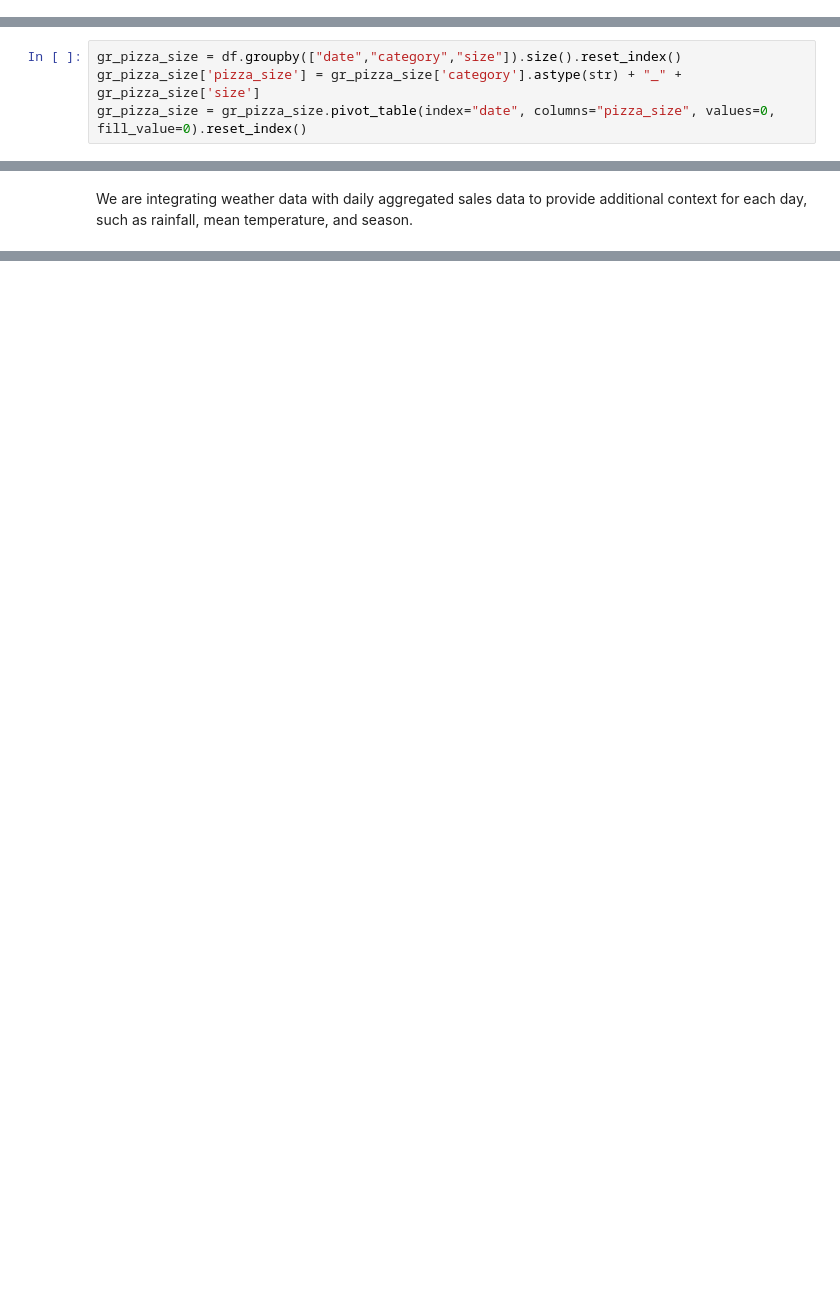
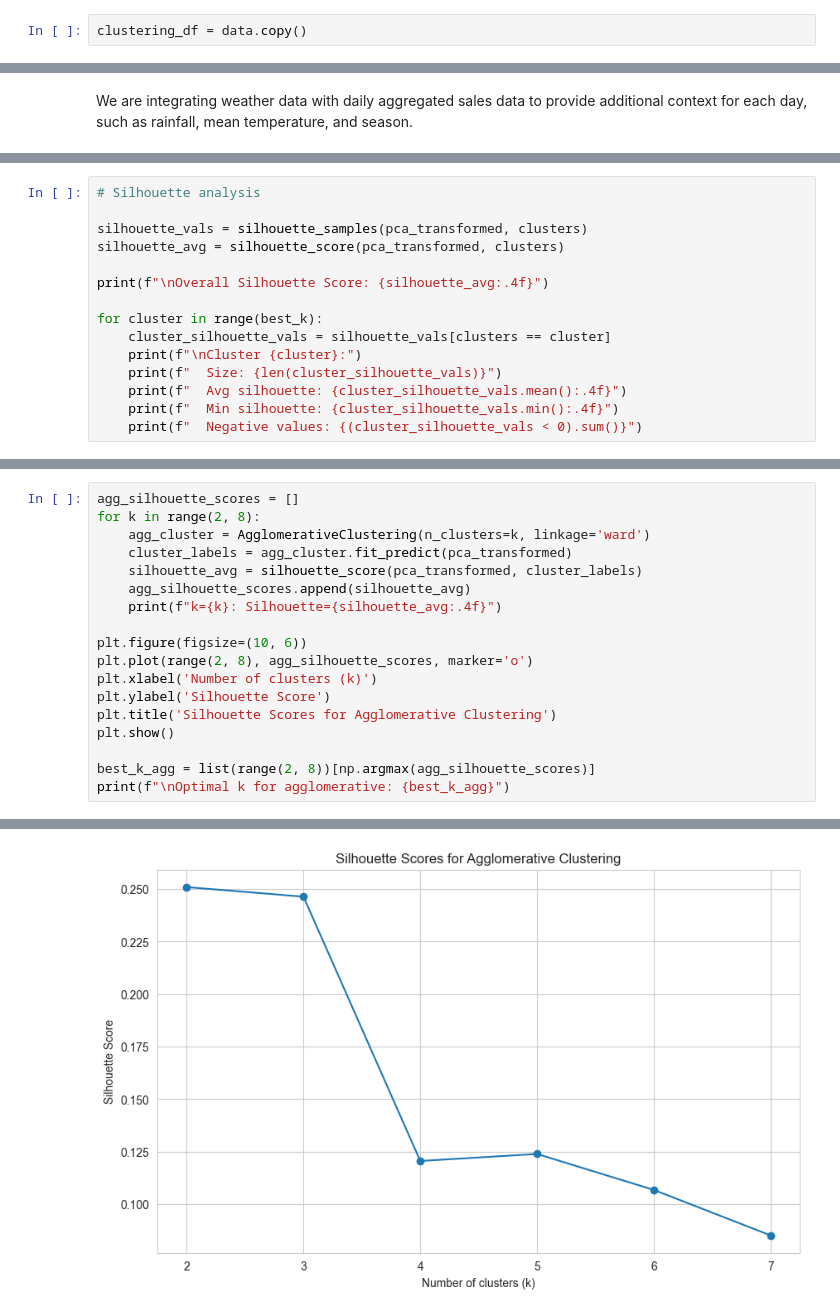
Before and after one commit to Ashwink2310/Pizza_Store_Customer_Traffic_Analysis, a Jupyter notebook: notebooks/pizza_traffic_analysis.ipynb, the cells around one changed output, grey strips where cells are left out. Saved outputs shown, nothing was run; the diff lists cells and outputs as text; blank space fills up the shorter version.

```diff
--- a/notebooks/pizza_traffic_analysis.ipynb
+++ b/notebooks/pizza_traffic_analysis.ipynb
@@ -979,3 +1218,5 @@ df = pd.read_csv("Final_PWT_data.csv")
+# %%
+clustering_df = data.copy()
 # %% [markdown]
 For the clustering section of this project, we plan to cluster the different days in the calendar year to see if there are days that can be grouped into clusters and further analyzed to help the pizza store prepare ingredients and such for those days depending on demand
 # %% [markdown]
@@ -989,5 +1242 @@ gr_price = df.groupby(["date"])['price'].sum().reset_index()
-# %%
-gr_pizza_size = df.groupby(["date","category","size"]).size().reset_index()
-gr_pizza_size['pizza_size'] = gr_pizza_size['category'].astype(str) + "_" + gr_pizza_size['size']
-gr_pizza_size = gr_pizza_size.pivot_table(index="date", columns="pizza_size", values=0, fill_value=0).reset_index()
 # %%
@@ -1496,0 +1514,15 @@ Weekend promotions targeting Cluster 0 and Cluster 1 would maximize sales, while
+# %%
+# Silhouette analysis
+
+silhouette_vals = silhouette_samples(pca_transformed, clusters)
+silhouette_avg = silhouette_score(pca_transformed, clusters)
+
+print(f"\nOverall Silhouette Score: {silhouette_avg:.4f}")
+
+for cluster in range(best_k):
+    cluster_silhouette_vals = silhouette_vals[clusters == cluster]
+    print(f"\nCluster {cluster}:")
+    print(f"  Size: {len(cluster_silhouette_vals)}")
+    print(f"  Avg silhouette: {cluster_silhouette_vals.mean():.4f}")
+    print(f"  Min silhouette: {cluster_silhouette_vals.min():.4f}")
+    print(f"  Negative values: {(cluster_silhouette_vals < 0).sum()}")
@@ -1496,0 +1551,19 @@ Weekend promotions targeting Cluster 0 and Cluster 1 would maximize sales, while
+# %%
+agg_silhouette_scores = []
+for k in range(2, 8):
+    agg_cluster = AgglomerativeClustering(n_clusters=k, linkage='ward')
+    cluster_labels = agg_cluster.fit_predict(pca_transformed)
+    silhouette_avg = silhouette_score(pca_transformed, cluster_labels)
+    agg_silhouette_scores.append(silhouette_avg)
+    print(f"k={k}: Silhouette={silhouette_avg:.4f}")
+
+plt.figure(figsize=(10, 6))
+plt.plot(range(2, 8), agg_silhouette_scores, marker='o')
+plt.xlabel('Number of clusters (k)')
+plt.ylabel('Silhouette Score')
+plt.title('Silhouette Scores for Agglomerative Clustering')
+plt.show()
+
+best_k_agg = list(range(2, 8))[np.argmax(agg_silhouette_scores)]
+print(f"\nOptimal k for agglomerative: {best_k_agg}")
+# %% [output]
@@ -1496,0 +1576 @@ Weekend promotions targeting Cluster 0 and Cluster 1 would maximize sales, while
+[figure, added]
```
Also changed, not shown: parts of 157 cells of this notebook.
